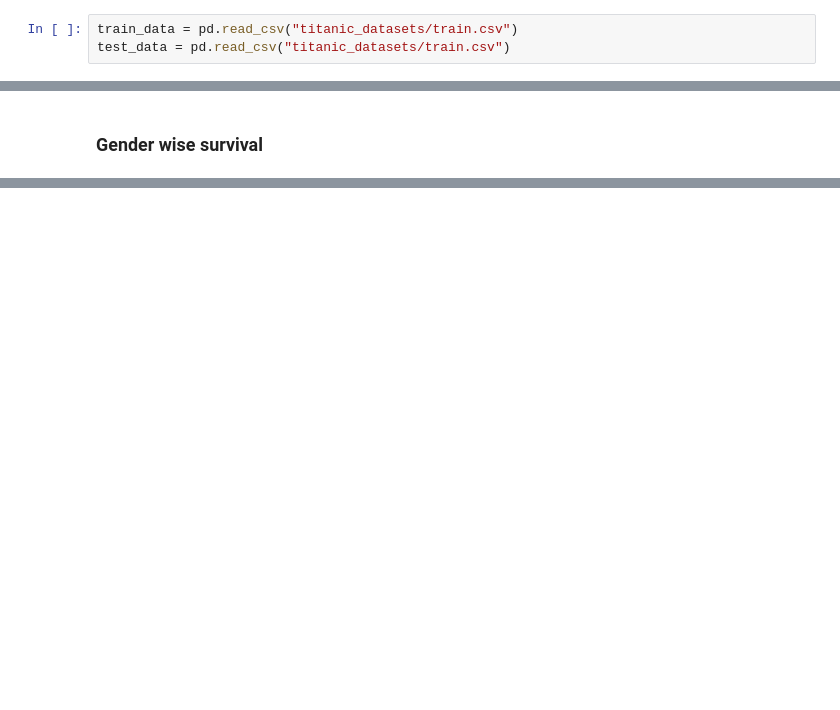
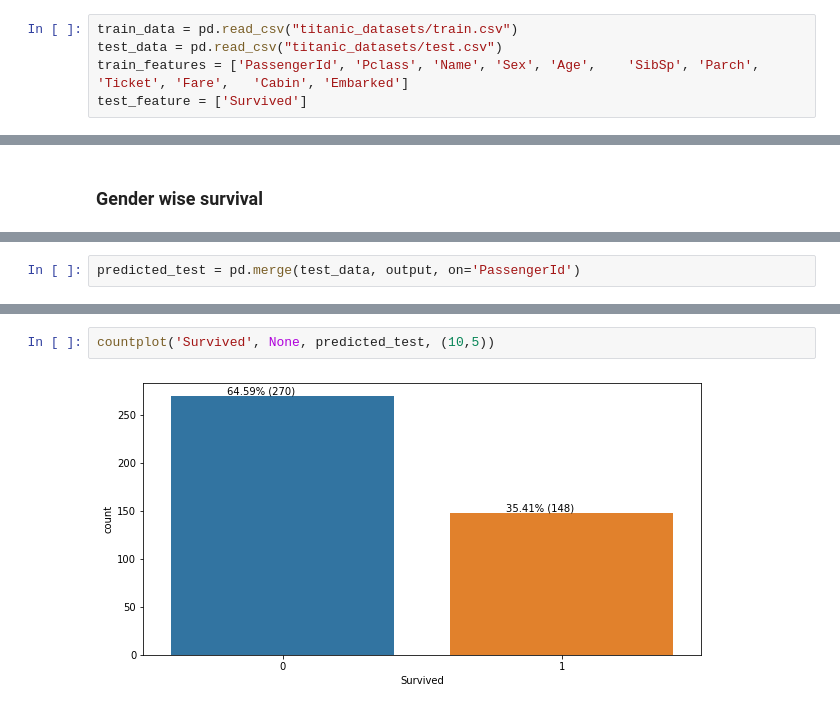
Before and after one commit to Divjyot/KaggleCompetitions, a Jupyter notebook: Titanic Survival Competition/TitanicComp.ipynb, the cells around one changed output, grey strips where cells are left out. Cells and saved outputs as stored; diff of their text form; blank space fills up the shorter version.

```diff
--- a/Titanic Survival Competition/TitanicComp.ipynb
+++ b/Titanic Survival Competition/TitanicComp.ipynb
@@ -8,6 +10,8 @@ pd.set_option('display.max_colwidth', -1)
 # %%
 train_data = pd.read_csv("titanic_datasets/train.csv")
-test_data = pd.read_csv("titanic_datasets/train.csv")
+test_data = pd.read_csv("titanic_datasets/test.csv")
+train_features = ['PassengerId', 'Pclass', 'Name', 'Sex', 'Age',	'SibSp', 'Parch', 'Ticket', 'Fare',	'Cabin', 'Embarked']
+test_feature = ['Survived']
 # %%
 train_data
 # %% [output]
@@ -259,0 +253,2 @@ print("% of women who survived:", rate_women)
+# %%
+predicted_test = pd.merge(test_data, output, on='PassengerId')
@@ -259,0 +264,4 @@ print("% of women who survived:", rate_women)
+# %%
+countplot('Survived', None, predicted_test, (10,5))
+# %% [output]
+[figure, added]
```
Also changed, not shown: parts of 66 cells of this notebook, 5 other files.
